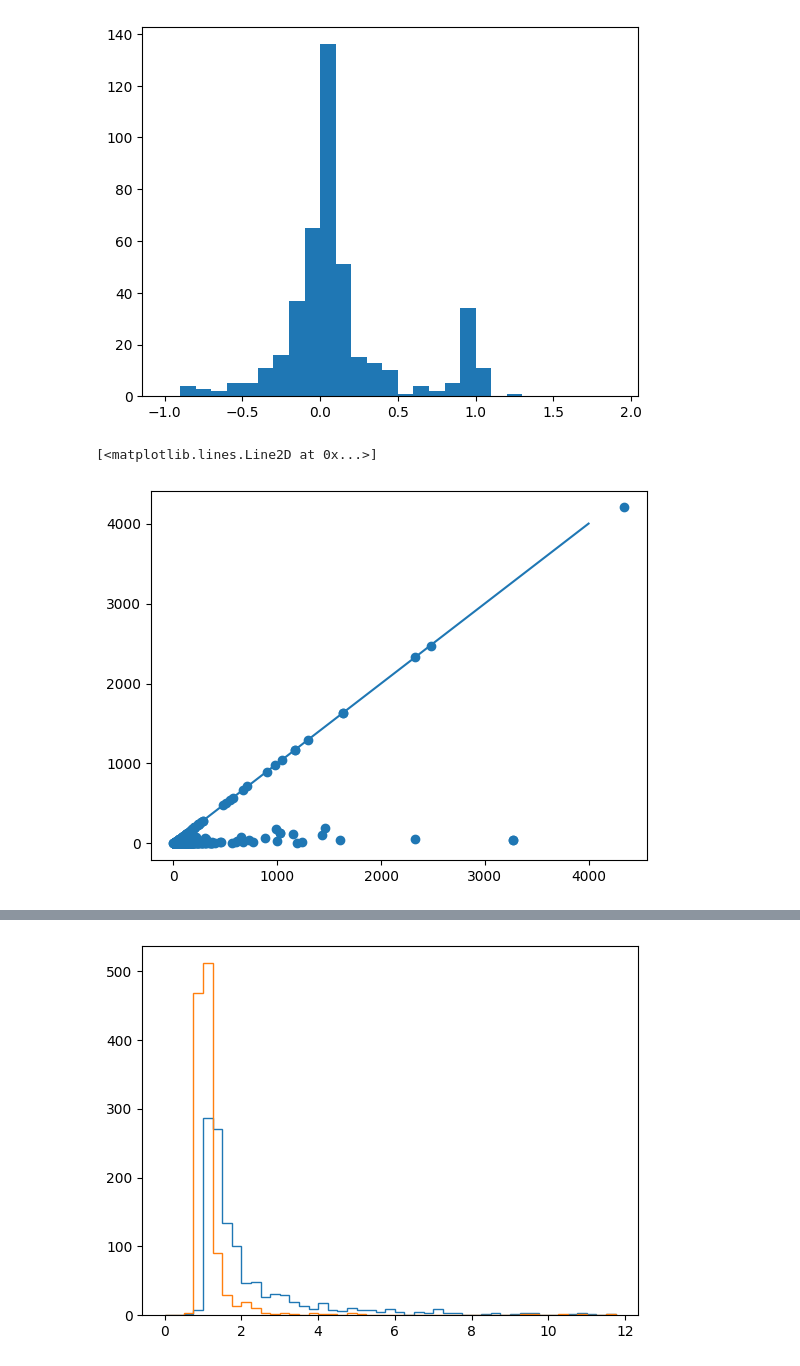
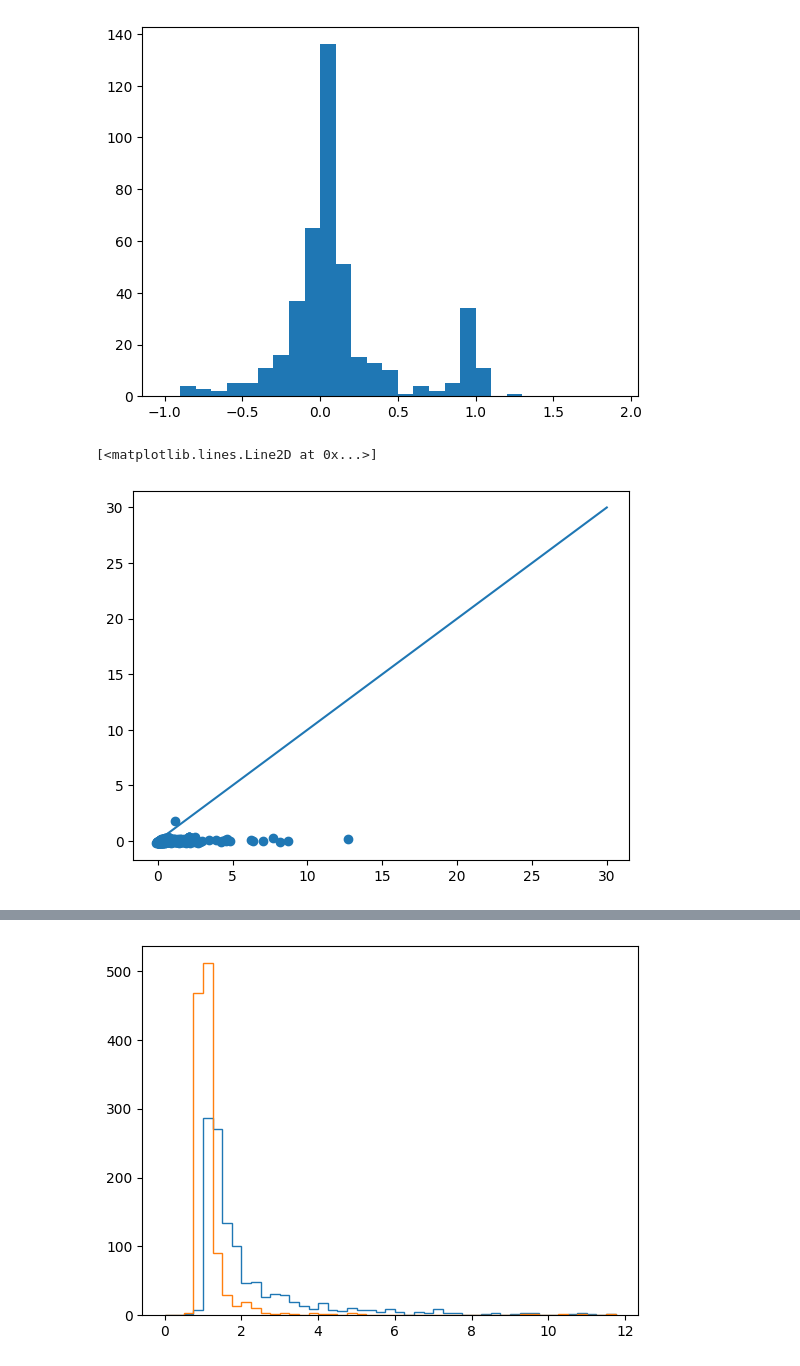
Before and after one commit to andrew-lundgren/antiglitch, a Jupyter notebook: plots/plot_joined.ipynb, the cells around one changed output, grey strips where cells are left out. Saved outputs shown, nothing was run; the diff lists cells and outputs as text; code cells hidden in the pictures.

```diff
--- a/plots/plot_joined.ipynb
+++ b/plots/plot_joined.ipynb
@@ -8,7 +8,7 @@ import pickle
 with open("../data/key2gspy.pkl", "rb") as ff:
     times = pickle.load(ff)
 # %%
-df = pd.read_json('../data/all_PE.json')
+df = pd.read_json('../data/all_PE_v3.json')
 gspy = pd.read_json('../data/gspy-1month.json')
 # %%
 ' , '.join(df.keys())
@@ -80,9 +80,9 @@ plt.hist((dt['residual']-1.)/(dt['power']-1.), bins=np.arange(-1,2,0.1));
 # %% [output]
 [figure]
 # %%
-dt = df.query("ifo == 'H1' and ml_label == 'Koi_Fish'")
+dt = df.query("ifo == 'L1' and ml_label == 'Tomte'")
 plt.scatter(dt['power']-1., dt['residual']-1.)
-plt.plot([0,4000],[0,4000])
+plt.plot([0,30],[0,30])
 # %% [output]
 [<matplotlib.lines.Line2D at 0x...>]
-[figure, old version]
+[figure, new version]
```
Also changed, not shown: parts of 6 cells of this notebook, 2 other files.
